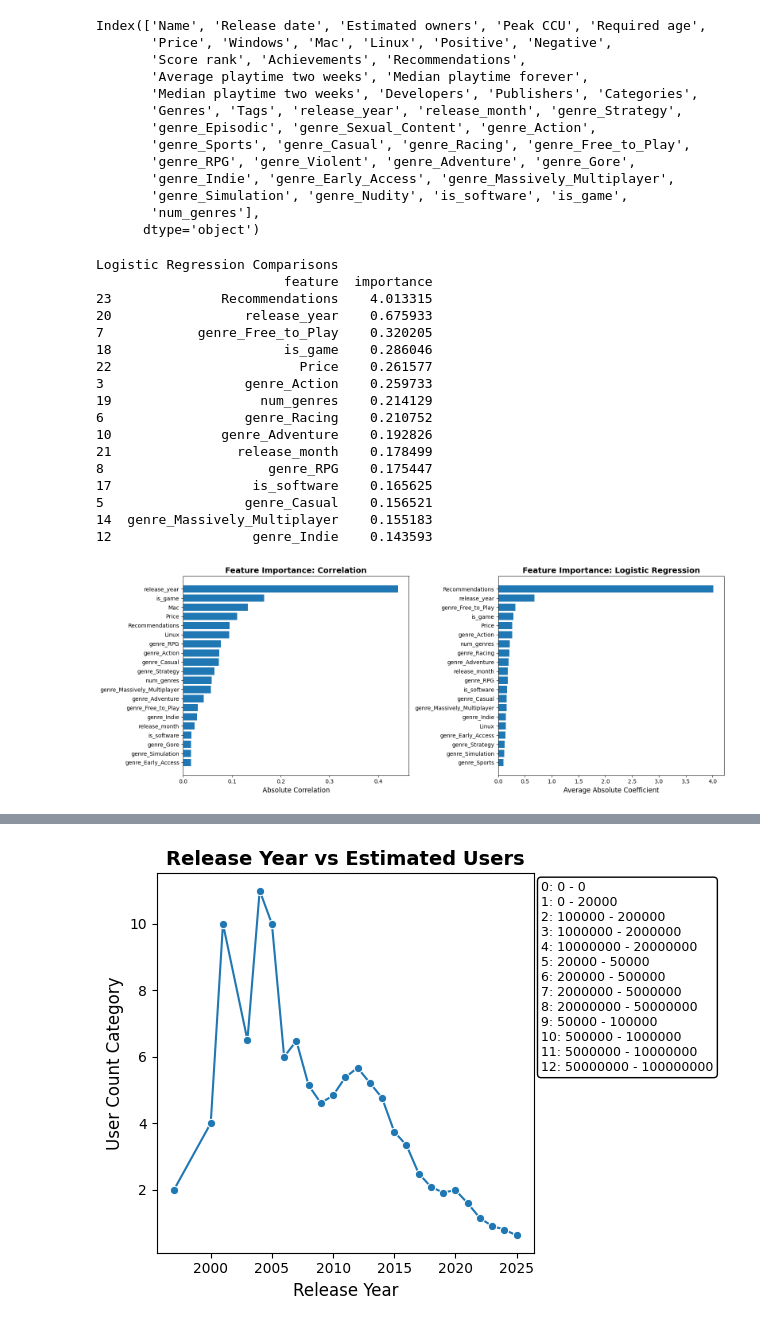
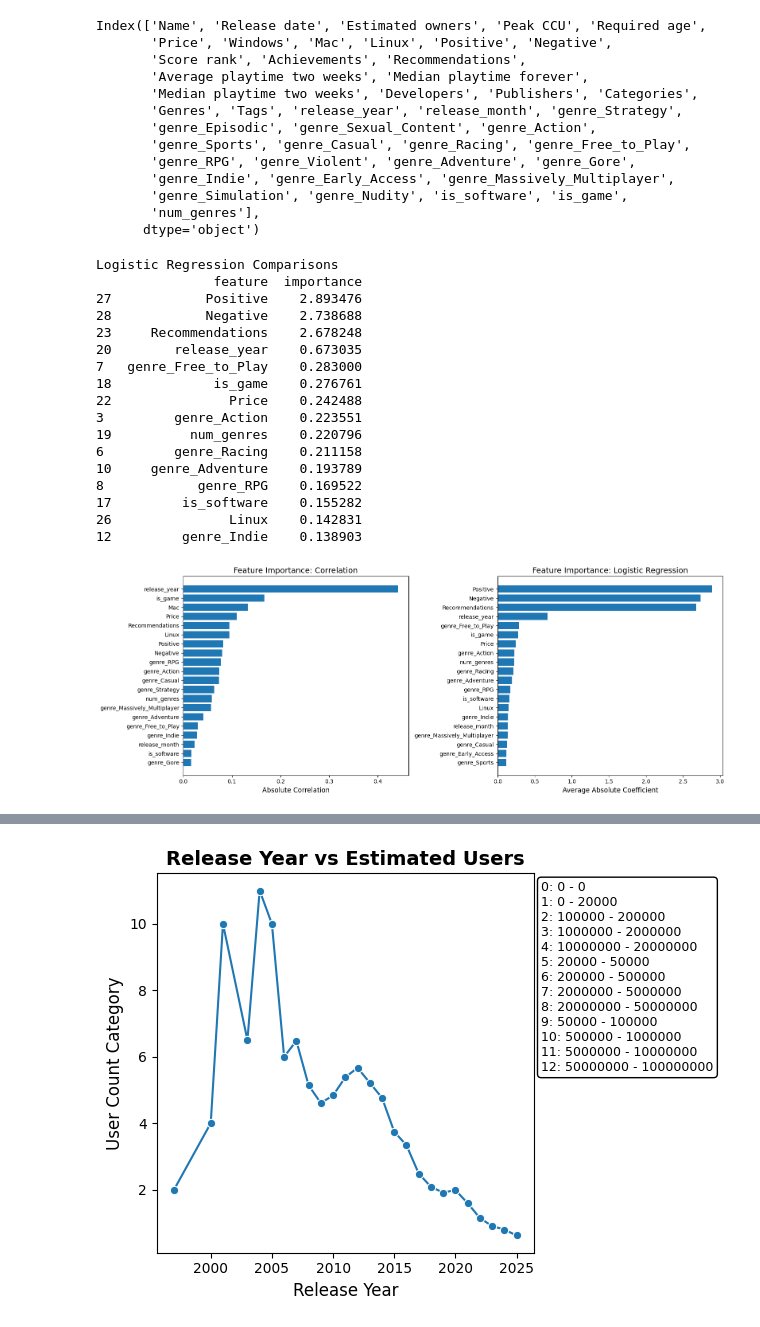
Before and after one commit to Sifi334/SteamGamesCSVparsedData, a Jupyter notebook: FinalProject.ipynb, the cells around one changed output, grey strips where cells are left out. Cells and saved outputs as stored; diff of their text form; code cells hidden in the pictures.

```diff
--- a/FinalProject.ipynb
+++ b/FinalProject.ipynb
@@ -158,6 +162,10 @@ Index(['Name', 'Release date', 'Estimated owners', 'Peak CCU', 'Required age',
        'num_genres'],
       dtype='object')
 # %%
+#Logistic Regression Model, Initially was meant to be only logistic regression, but using AI to check work
+# Brought the idea of using coef instead. In doing so it had different but sometimes similar values, and I realized
+# I could have a graph of both, and overall I am happy with the information able to be garnered from the different graphs.
+
 from sklearn.linear_model import LogisticRegression
 from sklearn.model_selection import train_test_split
 from sklearn.preprocessing import StandardScaler
@@ -170,7 +178,7 @@ target_mapping = {value: idx for idx, value in enumerate(unique_owners_sorted)}
 df_encoded['target_numeric'] = df_encoded['Estimated owners'].map(target_mapping)
 # Scale the features for better logistic regression coefficients
 feature_cols = [col for col in df_encoded.columns if col.startswith('genre_')]
-feature_cols += ['is_software', 'is_game', 'num_genres', 'release_year', 'release_month', 'Price', 'Recommendations','Windows','Mac','Linux']
+feature_cols += ['is_software', 'is_game', 'num_genres', 'release_year', 'release_month', 'Price', 'Recommendations','Windows','Mac','Linux','Positive','Negative']
 
 X = df_encoded[feature_cols]
 y = df_encoded['target_numeric']
@@ -195,51 +203,62 @@ coef_importance_scaled = np.abs(model_scaled.coef_).mean(axis=0)
 feature_importance_scaled = pd.DataFrame({
     'feature': feature_cols,
     'importance': coef_importance_scaled
 }).sort_values('importance', ascending=False)
 
 fig, axes = plt.subplots(1, 2, figsize=(16, 6))
 
 print("Logistic Regression Comparisons")
 print(feature_importance_scaled.head(15))
 
+#Plots below were given by AI, they don't use seaborn, The correlation one is something to keep note of, as it is the actual implementation
+
 # Plot 1: Correlation
 correlations = df_encoded[feature_cols + ['target_numeric']].corr()['target_numeric'].drop('target_numeric')
 correlations_top = correlations.abs().sort_values(ascending=False).head(20)
 axes[0].barh(range(len(correlations_top)), correlations_top.values)
 axes[0].set_yticks(range(len(correlations_top)))
 axes[0].set_yticklabels(correlations_top.index)
 axes[0].set_xlabel('Absolute Correlation', fontsize=12)
-axes[0].set_title('Feature Importance: Correlation', fontsize=14, fontweight='bold')
+axes[0].set_title('Feature Importance: Correlation', fontsize=14)
 axes[0].invert_yaxis()
 
-# Plot 2: Logistic Regression Coefficients
+# Plot 2: Logistic Regression Coefficients, only takes head of the logistic regression that is set into importance scale dataframe.
 importance_top = feature_importance_scaled.head(20)
 axes[1].barh(range(len(importance_top)), importance_top['importance'].values)
 axes[1].set_yticks(range(len(importance_top)))
 axes[1].set_yticklabels(importance_top['feature'])
 axes[1].set_xlabel('Average Absolute Coefficient', fontsize=12)
-axes[1].set_title('Feature Importance: Logistic Regression', fontsize=14, fontweight='bold')
+axes[1].set_title('Feature Importance: Logistic Regression', fontsize=14)
 axes[1].invert_yaxis()
 
 plt.tight_layout()
 plt.show()
+
+#Given the ifnormation, Recommendations have a weirdly high importance, which can make sense as when having a highly capable game it would likely get
+#a good amount of recommendations. (For context, Recommendations is a total suggestions, positive or negative for a game, I believe)
+
+#Weirdly Correlation code doesn't notice a correlation with positive and negative reviews for player count! It seems correlation is genuinely more
+# reliable.
+
+#more fun to acknowedlge though is the correlation with specifically Release_Year (Despite it making sense), Mac in correlation, Price
+# and the genres for Action, Adventure, RPG, etc.
 # %% [output]
 Logistic Regression Comparisons
-                        feature  importance
-23              Recommendations    4.013315
-20                 release_year    0.675933
-7            genre_Free_to_Play    0.320205
-18                      is_game    0.286046
-22                        Price    0.261577
-3                  genre_Action    0.259733
-19                   num_genres    0.214129
-6                  genre_Racing    0.210752
-10              genre_Adventure    0.192826
-21                release_month    0.178499
-8                     genre_RPG    0.175447
-17                  is_software    0.165625
-5                  genre_Casual    0.156521
-14  genre_Massively_Multiplayer    0.155183
-12                  genre_Indie    0.143593
+               feature  importance
+27            Positive    2.893476
+28            Negative    2.738688
+23     Recommendations    2.678248
+20        release_year    0.673035
+7   genre_Free_to_Play    0.283000
+18             is_game    0.276761
+22               Price    0.242488
+3         genre_Action    0.223551
+19          num_genres    0.220796
+6         genre_Racing    0.211158
+10     genre_Adventure    0.193789
+8            genre_RPG    0.169522
+17         is_software    0.155282
+26               Linux    0.142831
+12         genre_Indie    0.138903
-[figure, old version]
+[figure, new version]
 # %%
```
Also changed, not shown: parts of 11 cells of this notebook.
